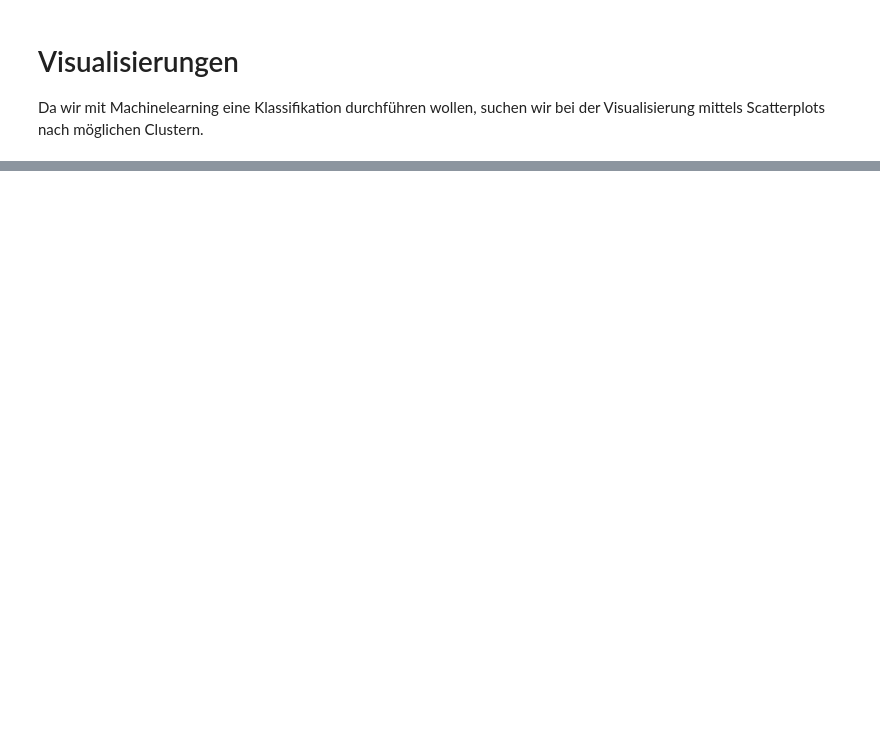
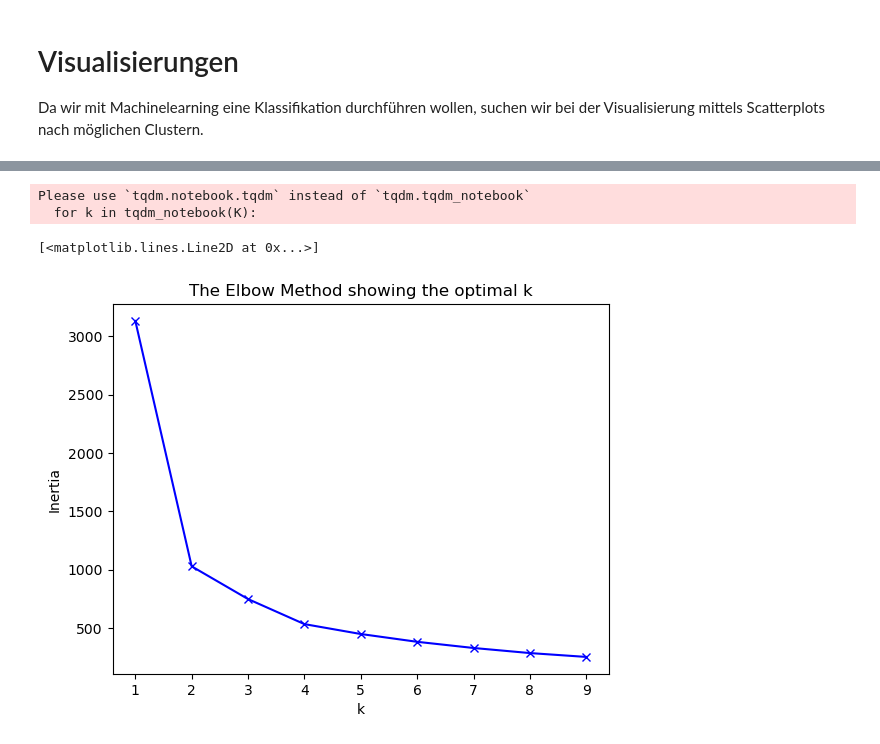
Before and after one commit to elFleppo/CDS-SpotipyProject, a Jupyter notebook: JupyterNotebook/SportifyProject.ipynb, the cells around one changed output, grey strips where cells are left out. Drawn from its saved outputs; the diff is of its cells as text; code cells hidden in the pictures; blank space fills up the shorter version.

Commit message:
kmeans

```diff
--- a/JupyterNotebook/SportifyProject.ipynb
+++ b/JupyterNotebook/SportifyProject.ipynb
@@ -323,0 +302,25 @@ sns.scatterplot(data=allAudioFeatures, x="energy", y="speechiness", hue="user")
+# %%
+
+
+
+X = allAudioFeatures[['energy','danceability']]
+
+scaler =  StandardScaler()
+X_scaled = scaler.fit_transform(X)
+inertias = []
+K = range(1,10)
+for k in tqdm_notebook(K):
+    kmeanModel = KMeans(n_clusters=k)
+    kmeanModel.fit(X_scaled)
+    inertias.append(kmeanModel.inertia_)
+
+plt.xlabel('k')
+plt.ylabel('Inertia')
+plt.title('The Elbow Method showing the optimal k')
+
+plt.plot(K, inertias, 'bx-')
+# %% [output]
+Please use `tqdm.notebook.tqdm` instead of `tqdm.tqdm_notebook`
+  for k in tqdm_notebook(K):
+[<matplotlib.lines.Line2D at 0x...>]
+[figure, added]
```
Also changed, not shown: parts of 16 cells of this notebook, 1 other file.
